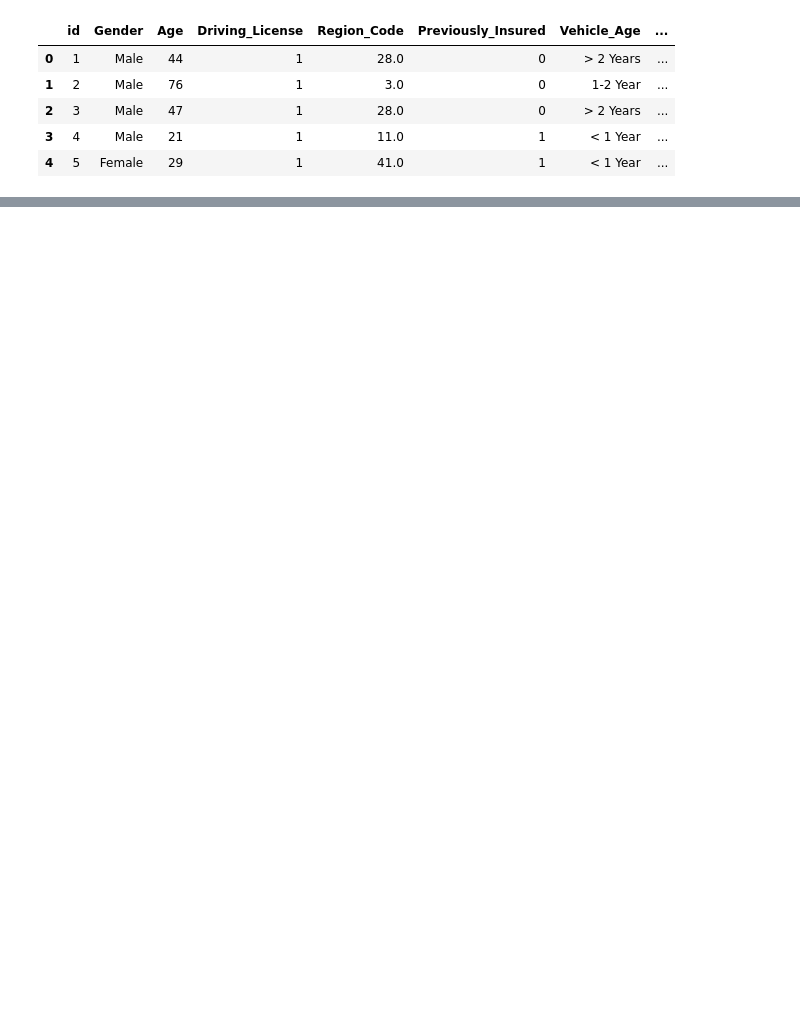
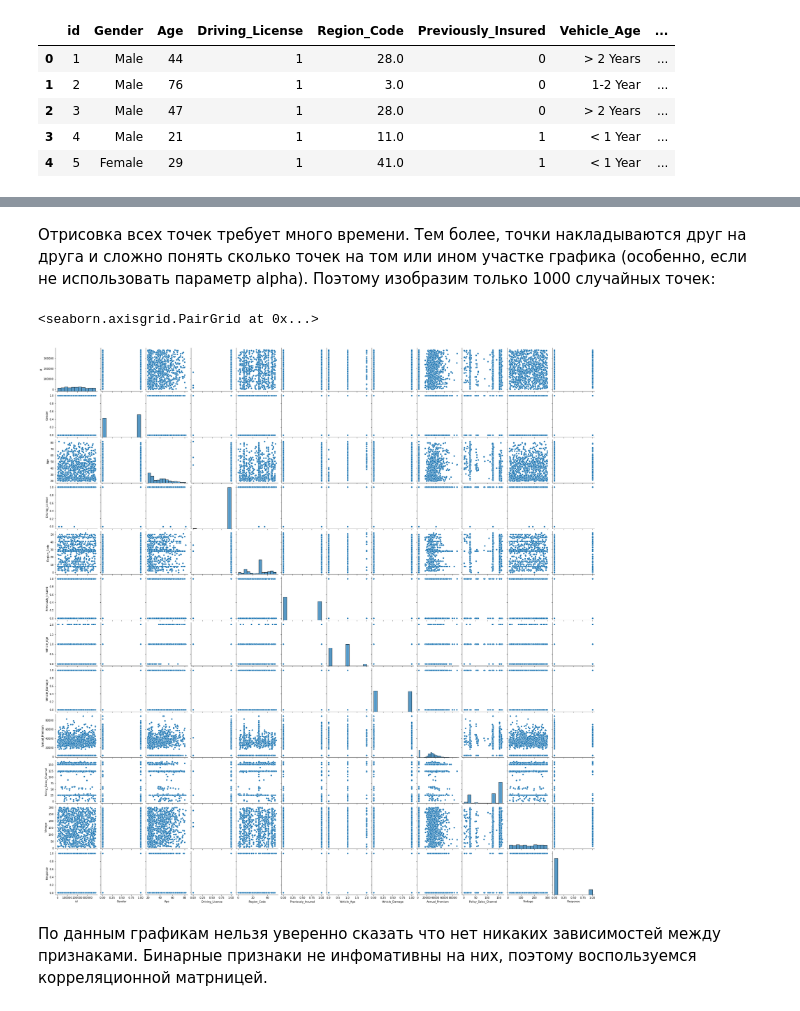
Before and after one commit to alexsoll/MachineLearningCourse, a Jupyter notebook: Janatahack_cross-sell_prediction.ipynb, the cells around one changed output, grey strips where cells are left out. Cells and saved outputs as stored; diff of their text form; code cells hidden in the pictures; blank space fills up the shorter version.

```diff
--- a/Janatahack_cross-sell_prediction.ipynb
+++ b/Janatahack_cross-sell_prediction.ipynb
@@ -63,0 +194,12 @@ There is 0 missing values in 'sample' data frame
+# %%
+np.random.seed(42)
+random_subset = np.random.choice(np.arange(train.shape[0]), size=1000, replace=False)
+# %% [markdown]
+Отрисовка всех точек требует много времени. Тем более, точки накладываются друг на друга и сложно понять сколько точек на том или ином участке графика (особенно, если не использовать параметр alpha). Поэтому изобразим только  1000  случайных точек:
+# %%
+sns.pairplot(train.iloc[random_subset], diag_kind='hist')
+# %% [output]
+<seaborn.axisgrid.PairGrid at 0x...>
+[figure, added]
+# %% [markdown]
+По данным графикам нельзя уверенно сказать что нет никаких зависимостей между признаками. Бинарные признаки не инфомативны на них, поэтому воспользуемся корреляционной матрницей.
```
Also changed, not shown: parts of 23 cells of this notebook, 1 other file.
